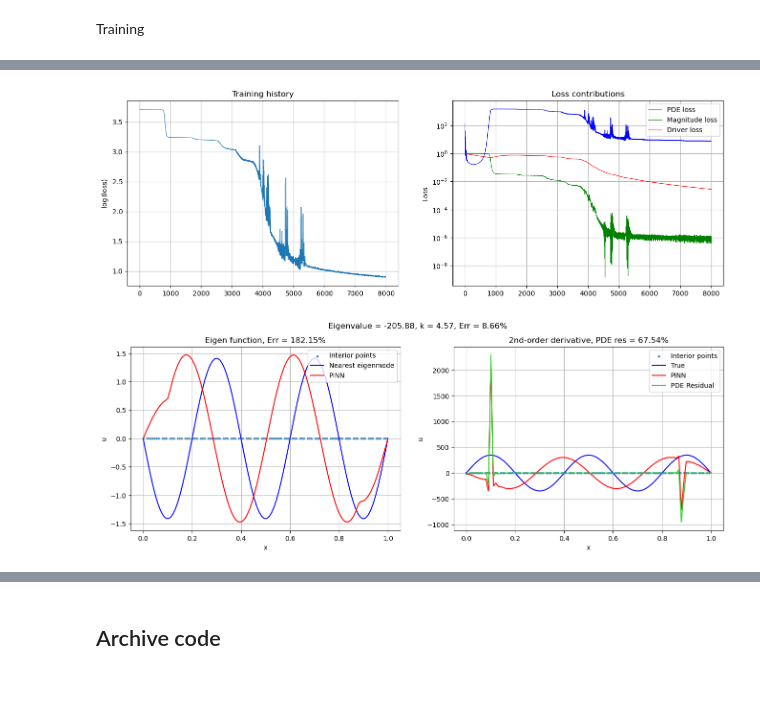
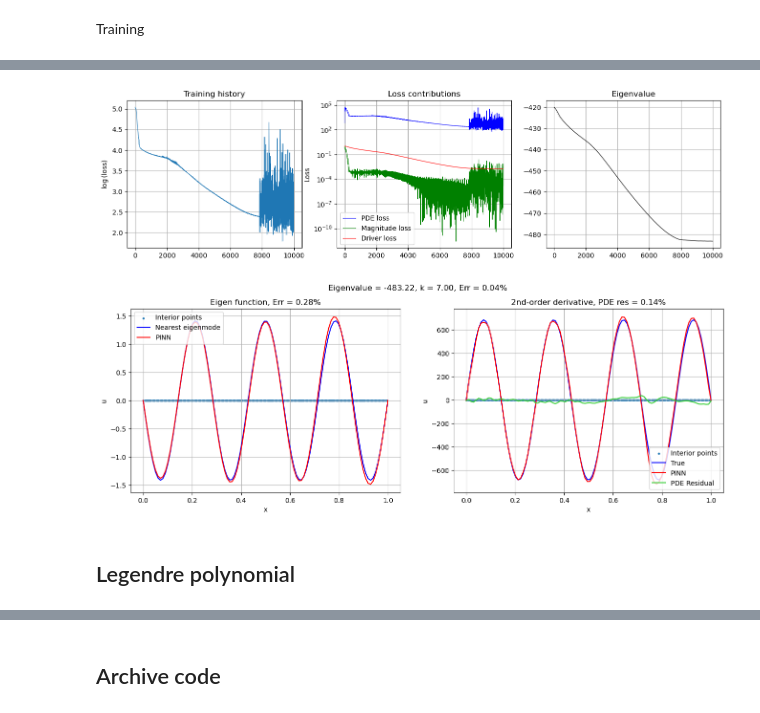
Before and after one commit to GentleMin/PyCrete, a Jupyter notebook: eigenpinns.ipynb, the cells around one changed output, grey strips where cells are left out. Saved outputs shown, nothing was run; the diff lists cells and outputs as text; code cells hidden in the pictures; blank space fills up the shorter version.

Commit message:
Add scaling to the driver term; solve for Legendre polynomials

```diff
--- a/eigenpinns.ipynb
+++ b/eigenpinns.ipynb
@@ -56,7 +60,7 @@ $$
 
 where $D$ denotes the dataset of interior points. Here all of the misfits and regularizations are measured in $L^2$ norm, but this can well be adjusted (although I am not sure whether auto-differentiation can work properly on non-differentiable norms, such as $L^1$)
 # %%
-class Eigen_Standing_Wave_1D(pinn_eigen.EigenFuncNN1D):
+class Eigenfunction_Standing_Wave_1D(pinn_eigen.EigenFuncNN1D):
 
     def __init__(self, forward_approx, *args, **kwargs):
         super().__init__(*args, **kwargs)
@@ -90,33 +98,37 @@ $$
 # %%
 torch.manual_seed(42)
 
-nn_approx = pinn_core.uniform_MLP(in_dim=1, out_dim=1, neurons=20, n_hidden_layers=2)
+nn_approx = pinn_core.uniform_MLP(in_dim=1, out_dim=1, neurons=50, n_hidden_layers=2)
 nn_approx.apply(pinn_core.linear_init_xavier)
 
-k_true = 4.
+k_true = 7.
 eigval_true = -(k_true*np.pi)**2
 
-eigen_nn = Eigen_Standing_Wave_1D(nn_approx, eigval_true, x_range=torch.tensor([[0, 1]]), bc_weight=0, mag_weight=3e+3)
-optim_adam = torch.optim.Adam(nn_approx.parameters(), lr=2.e-3, weight_decay=3e-5)
+eigen_nn = Eigenfunction_Standing_Wave_1D(nn_approx, eigval_true, x_range=torch.tensor([[0, 1]]), n_int=200, bc_weight=0, mag_weight=1e+5)
+optimizer = torch.optim.Adam(nn_approx.parameters(), lr=3.e-3, weight_decay=0.e-5)
 # %% [markdown]
 Training
 # %%
-n_epochs = 2000
+n_epochs = 4000
 verbose_epochs = 200
 train_log = list()
 pde_log = list()
 bc_log = list()
 mag_log = list()
-for epoch in range(n_epochs):
-    optim_adam.zero_grad()
+
+def closure():
+    optimizer.zero_grad()
     loss = eigen_nn.compute_loss()
     loss[0].backward()
-    optim_adam.step()
     train_log.append(loss[0].detach().item())
     pde_log.append(loss[1].detach().item())
     bc_log.append(loss[2].detach().item())
     mag_log.append(loss[3].detach().item())
+
+for epoch in range(n_epochs):
+    optimizer.step(closure=closure)
     if (epoch + 1)%verbose_epochs == 0:
+        eigen_nn.mag_weight *= 0.98
         print("--------------- Epoch {:d} ---------------".format(epoch + 1))
         print("Average training loss = {:f}".format(np.array(train_log[-verbose_epochs:]).mean()))
 
@@ -239,18 +248,20 @@ torch.manual_seed(42)
 nn_approx = pinn_core.uniform_MLP(in_dim=1, out_dim=1, neurons=20, n_hidden_layers=2)
 nn_approx.apply(pinn_core.linear_init_xavier)
 
-eigen_nn = Eigen_Standing_Wave_1D(nn_approx, x_range=torch.tensor([[0, 1]]), bc_weight=0, mag_weight=5e+3, drive_weight=1e+2, scan_floor=-200., scan_sign=-1)
-optim_adam = torch.optim.Adam(list(nn_approx.parameters()) + [eigen_nn.eigenvalue], lr=1.e-3, weight_decay=1e-5)
+eigen_nn = Eigen_Standing_Wave_1D(nn_approx, x_range=torch.tensor([[0, 1]]), n_int=200, bc_weight=0, mag_weight=1e+5,
+                                  drive_weight=1.e+4, scan_floor=-420., scan_sign=-1, scan_scale=10.)
+optim_adam = torch.optim.Adam(list(nn_approx.parameters()) + [eigen_nn.eigenvalue], lr=8.e-3, weight_decay=0.e-5)
 # %% [markdown]
 Training
 # %%
-n_epochs = 8000
+n_epochs = 10000
 verbose_epochs = 200
 
 train_log = list()
 pde_log = list()
 mag_log = list()
 driver_log = list()
+eigen_log = list()
 for epoch in range(n_epochs):
     optim_adam.zero_grad()
     loss = eigen_nn.compute_loss()
@@ -260,12 +271,15 @@ for epoch in range(n_epochs):
     pde_log.append(loss[1].detach().item())
     mag_log.append(loss[3].detach().item())
     driver_log.append(loss[4].detach().item())
+    eigen_log.append(eigen_nn.eigenvalue.detach().squeeze().item())
     if (epoch + 1)%verbose_epochs == 0:
         print("--------------- Epoch {:d} ---------------".format(epoch + 1))
         print("Average training loss = {:f}".format(np.array(train_log[-verbose_epochs:]).mean()))
+        eigen_nn.mag_weight *= 0.99
+        eigen_nn.drive_weight *= 0.98
 
 
-fig, axes = plt.subplots(nrows=1, ncols=2, figsize=(16, 5))
+fig, axes = plt.subplots(nrows=1, ncols=3, figsize=(16, 4))
 
 ax = axes[0]
 ax.plot(train_log, linewidth=.8)
@@ -282,6 +296,11 @@ ax.set_ylabel("Loss")
 ax.legend()
 ax.set_title("Loss contributions")
 
+ax = axes[2]
+ax.plot(eigen_log, 'k-', linewidth=.8)
+ax.grid(which="major")
+ax.set_title("Eigenvalue")
+
 plt.show()
 # %% [output]
 --------------- Epoch 200 ---------------
@@ -304,4 +323,4 @@ Average training loss = 0.903454
-[figure, old version]
+[figure, new version]
 # %%
 est_eigenval = eigen_nn.eigenvalue.detach().item()
 
@@ -324,7 +343,7 @@ pde_res = torch.sum((d2u_dx2_pred - est_eigenval*u_pred)**2)/torch.sum(d2u_dx2_p
 fig, axes = plt.subplots(nrows=1, ncols=2, figsize=(16, 5))
 
 ax = axes[0]
-ax.scatter(eigen_nn.train_pt_int.detach().numpy(), np.zeros(100), 5, label="Interior points")
+ax.scatter(eigen_nn.train_pt_int.detach().numpy(), np.zeros(200), 5, label="Interior points")
 ax.plot(x_array.detach().numpy(), sign*u_nearest.detach().numpy(), 'b-', label="Nearest eigenmode")
 ax.plot(x_array.detach().numpy(), u_pred.detach().numpy(), 'r-', label="PINN")
 ax.grid(which="both")
@@ -334,7 +353,7 @@ ax.legend()
 ax.set_title("Eigen function, Err = {:.2%}".format(rel_err.detach().numpy().item()))
 
 ax = axes[1]
-ax.scatter(eigen_nn.train_pt_int.detach().numpy(), np.zeros(100), 5, label="Interior points")
+ax.scatter(eigen_nn.train_pt_int.detach().numpy(), np.zeros(200), 5, label="Interior points")
 ax.plot(x_array.detach().numpy(), -sign*np.sqrt(2)*(k_nearest*np.pi)**2*np.sin(k_nearest*np.pi*np.linspace(0, 1, num=100)), 'b-', label="True")
 ax.plot(x_array.detach().numpy(), d2u_dx2_pred.detach().numpy(), 'r-', label="PINN")
 ax.plot(x_array.detach().numpy(), d2u_dx2_pred.detach().numpy() - est_eigenval*u_pred.detach().numpy(), '-', color="limegreen", label="PDE Residual")
@@ -347,4 +366,6 @@ ax.set_title("2nd-order derivative, PDE res = {:.2%}".format(pde_res.detach().nu
 fig.suptitle("Eigenvalue = {:.2f}, k = {:.2f}, Err = {:.2%}".format(est_eigenval, k_est, abs(k_nearest - k_est)/k_nearest))
 plt.show()
 # %% [output]
-[figure, old version]
+[figure, new version]
+# %% [markdown]
+## Legendre polynomial
```
Also changed, not shown: parts of 13 cells of this notebook, 1 other file.
